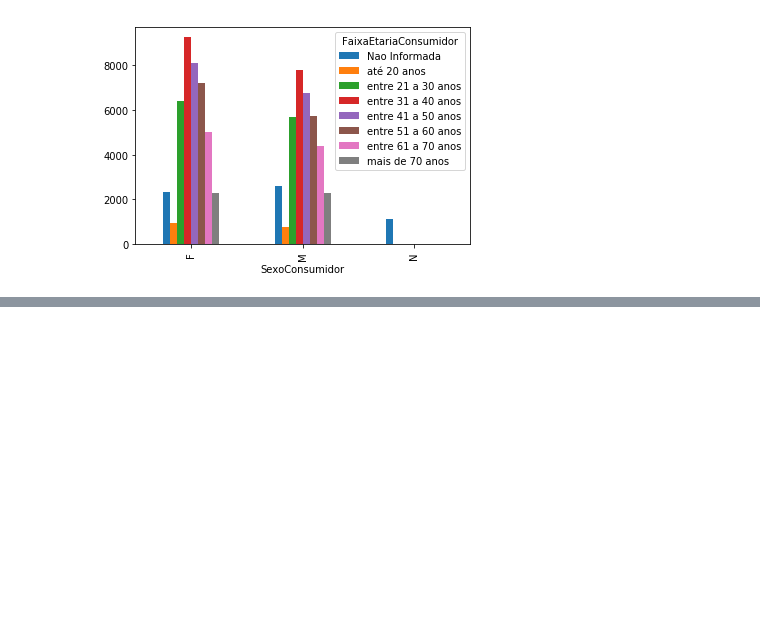
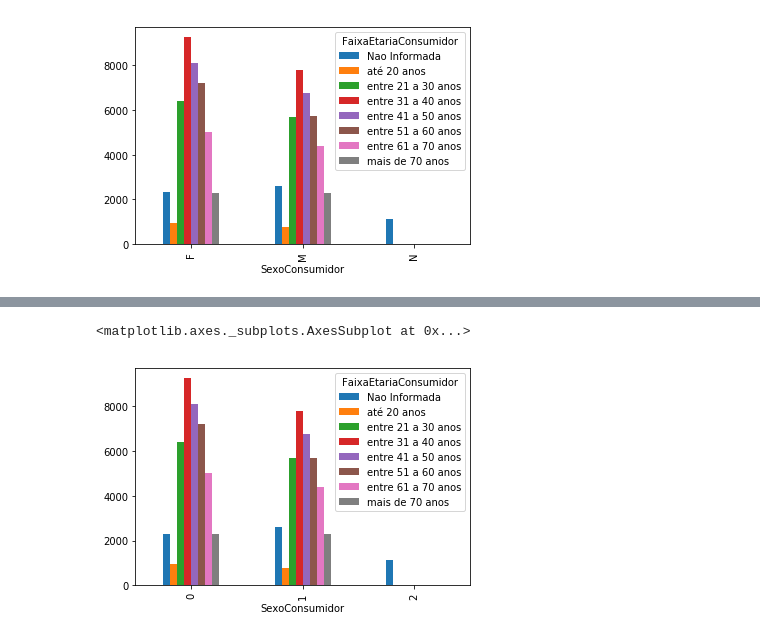
Before and after one commit to if1015-datascience-ufpe/2018-2-projeto-cambridge-analytica, a Jupyter notebook: script.ipynb, the cells around one changed output, grey strips where cells are left out. Drawn from its saved outputs; the diff is of its cells as text; code cells hidden in the pictures; blank space fills up the shorter version.

```diff
--- a/script.ipynb
+++ b/script.ipynb
@@ -230,0 +258,5 @@ classify_dataset(dd, columns, label)
+# %%
+combined_datasets.groupby(['FaixaEtariaConsumidor','SexoConsumidor']).count()['Atendida'].unstack().T.plot(kind='bar')
+# %% [output]
+<matplotlib.axes._subplots.AxesSubplot at 0x...>
+[figure, added]
```
Also changed, not shown: parts of 2 cells of this notebook.
